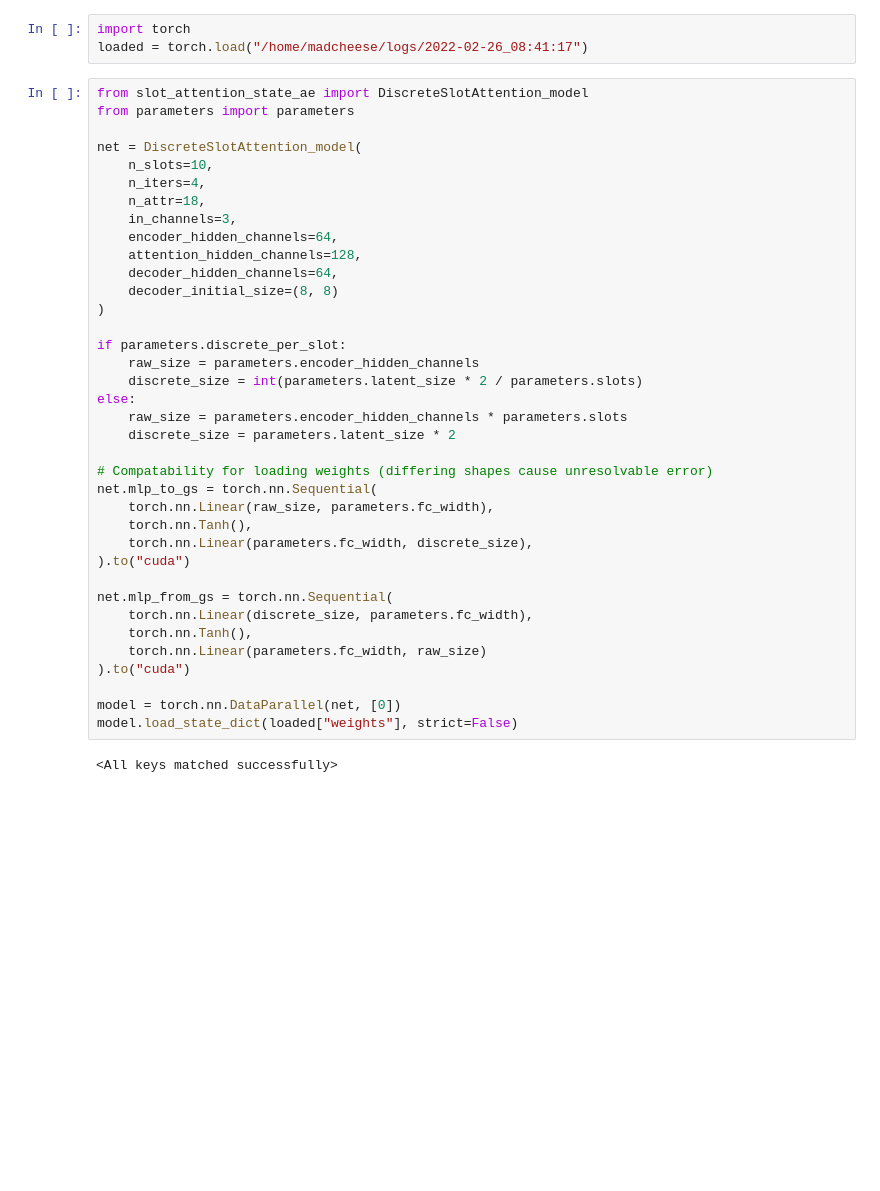
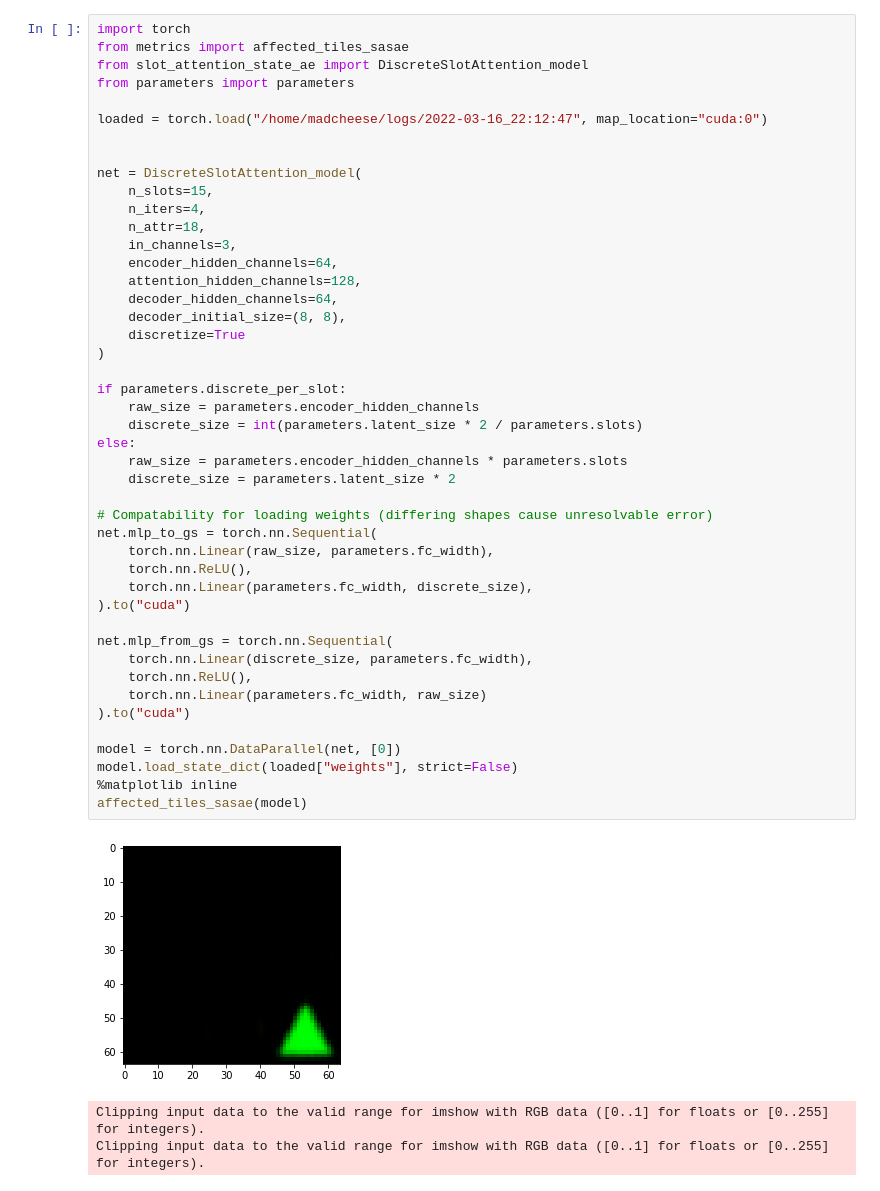
Before and after one commit to m4dcheese/latplan, a Jupyter notebook: state_ae/investigate.ipynb, the cells around one changed output. Saved outputs shown, nothing was run; the diff lists cells and outputs as text; blank space fills up the shorter version.

```diff
--- a/state_ae/investigate.ipynb
+++ b/state_ae/investigate.ipynb
@@ -1,42 +1,49 @@
-# %%
-import torch
-loaded = torch.load("/home/madcheese/logs/2022-02-26_08:41:17")
 # %%
+import torch
+from metrics import affected_tiles_sasae
 from slot_attention_state_ae import DiscreteSlotAttention_model
 from parameters import parameters
 
+loaded = torch.load("/home/madcheese/logs/2022-03-16_22:12:47", map_location="cuda:0")
+
+
 net = DiscreteSlotAttention_model(
-    n_slots=10,
+    n_slots=15,
     n_iters=4,
     n_attr=18,
     in_channels=3,
     encoder_hidden_channels=64,
     attention_hidden_channels=128,
     decoder_hidden_channels=64,
-    decoder_initial_size=(8, 8)
+    decoder_initial_size=(8, 8),
+    discretize=True
 )
 
 if parameters.discrete_per_slot:
     raw_size = parameters.encoder_hidden_channels
     discrete_size = int(parameters.latent_size * 2 / parameters.slots)
 else:
     raw_size = parameters.encoder_hidden_channels * parameters.slots
     discrete_size = parameters.latent_size * 2
 
 # Compatability for loading weights (differing shapes cause unresolvable error)
 net.mlp_to_gs = torch.nn.Sequential(
     torch.nn.Linear(raw_size, parameters.fc_width),
-    torch.nn.Tanh(),
+    torch.nn.ReLU(),
     torch.nn.Linear(parameters.fc_width, discrete_size),
 ).to("cuda")
 
 net.mlp_from_gs = torch.nn.Sequential(
     torch.nn.Linear(discrete_size, parameters.fc_width),
-    torch.nn.Tanh(),
+    torch.nn.ReLU(),
     torch.nn.Linear(parameters.fc_width, raw_size)
 ).to("cuda")
 
 model = torch.nn.DataParallel(net, [0])
 model.load_state_dict(loaded["weights"], strict=False)
+%matplotlib inline
+affected_tiles_sasae(model)
 # %% [output]
+[figure, added]
-<All keys matched successfully>
+Clipping input data to the valid range for imshow with RGB data ([0..1] for floats or [0..255] for integers).
+Clipping input data to the valid range for imshow with RGB data ([0..1] for floats or [0..255] for integers).
```
Also changed, not shown: parts of 7 cells of this notebook, 17 other files.
